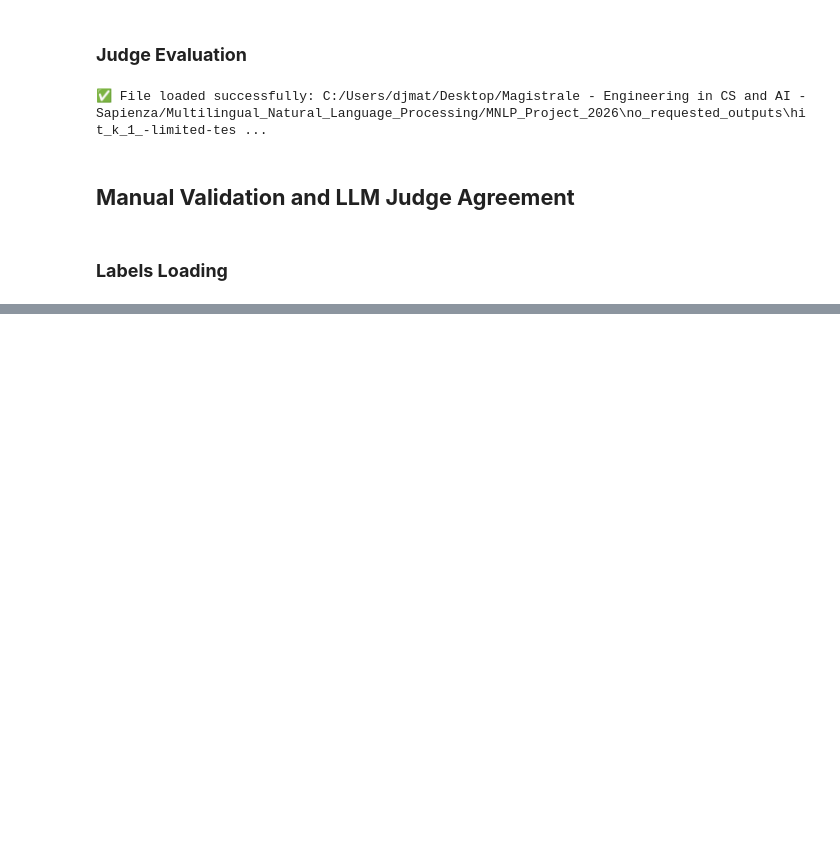
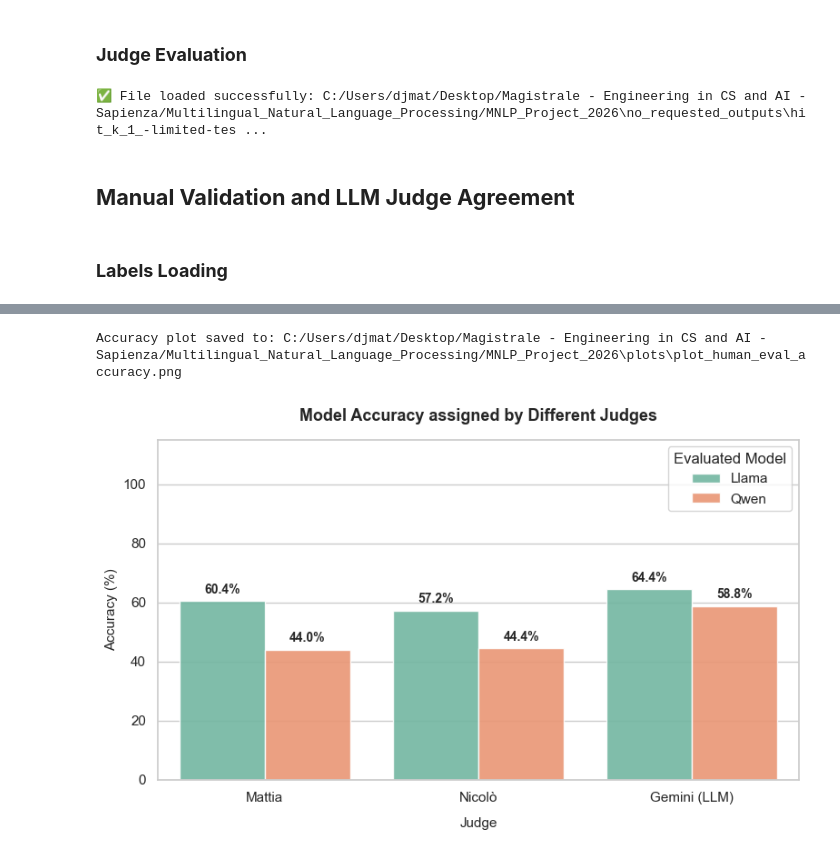
Before and after one commit to Matt12699/MNLP_Project_2026, a Jupyter notebook: HW2/augmented_generation.ipynb, the cells around one changed output, grey strips where cells are left out. Saved outputs shown, nothing was run; the diff lists cells and outputs as text; code cells hidden in the pictures; blank space fills up the shorter version.

```diff
--- a/HW2/augmented_generation.ipynb
+++ b/HW2/augmented_generation.ipynb
@@ -920,0 +989,80 @@ display(df_kappa)
+# %%
+sns.set_theme(style="whitegrid")
+
+df_acc_long = pd.melt(
+    df_accuracy,
+    id_vars=["Judge"],
+    value_vars=["Accuracy Llama (%)", "Accuracy Qwen (%)"],
+    var_name="Model",
+    value_name="Accuracy"
+)
+
+df_acc_long["Model"] = df_acc_long["Model"].str.replace("Accuracy ", "").str.replace(" (%)", "")
+
+fig, ax = plt.subplots(figsize=(8, 5))
+sns.barplot(
+    data=df_acc_long,
+    x="Judge",
+    y="Accuracy",
+    hue="Model",
+    palette="Set2",
+    alpha=0.9,
+    ax=ax
+)
+
+for container in ax.containers:
+    ax.bar_label(container, fmt='%.1f%%', padding=4, fontsize=10, weight='bold')
+
+ax.set_title("Model Accuracy assigned by Different Judges", fontsize=13, weight='bold', pad=15)
+ax.set_xlabel("Judge", fontsize=11, labelpad=10)
+ax.set_ylabel("Accuracy (%)", fontsize=11)
+ax.set_ylim(0, 115)
+ax.legend(title="Evaluated Model", loc="upper right")
+
+plt.tight_layout()
+
+path_acc = os.path.join(PLOTS_DIR, "plot_human_eval_accuracy.png")
+plt.savefig(path_acc, dpi=300, bbox_inches='tight')
+print(f"Accuracy plot saved to: {path_acc}")
+plt.show()
+
+df_kappa_long = pd.melt(
+    df_kappa,
+    id_vars=["Judges couples"],
+    value_vars=["Kappa Llama", "Kappa Qwen"],
+    var_name="Model",
+    value_name="Kappa"
+)
+df_kappa_long["Model"] = df_kappa_long["Model"].str.replace("Kappa ", "")
+
+fig, ax = plt.subplots(figsize=(8, 5))
+sns.barplot(
+    data=df_kappa_long,
+    y="Judges couples",
+    x="Kappa",
+    hue="Model",
+    palette="Accent",
+    alpha=0.9,
+    ax=ax
+)
+
+for container in ax.containers:
+    ax.bar_label(container, fmt='%.3f', padding=5, fontsize=10, weight='bold')
+
+ax.set_title("Agreement (Cohen's Kappa Coefficient)", fontsize=13, weight='bold', pad=15)
+ax.set_xlabel("Agreement (Kappa)", fontsize=11, labelpad=10)
+ax.set_ylabel("Judges Couples", fontsize=11)
+
+max_kappa = df_kappa_long["Kappa"].max()
+ax.set_xlim(0, max_kappa * 1.2 if max_kappa > 0 else 1.0)
+
+ax.legend(title="Model", loc="lower right")
+
+plt.tight_layout()
+path_kappa = os.path.join(PLOTS_DIR, "plot_human_eval_kappa.png")
+plt.savefig(path_kappa, dpi=300, bbox_inches='tight')
+print(f"Kappa plot saved to: {path_kappa}")
+plt.show()
+# %% [output]
+Accuracy plot saved to: C:/Users/djmat/Desktop/Magistrale - Engineering in CS and AI - Sapienza/Multilingual_Natural_Language_Processing/MNLP_Project_2026\plots\plot_human_eval_accuracy.png
+[figure, added]
```
Also changed, not shown: parts of 9 cells of this notebook.
